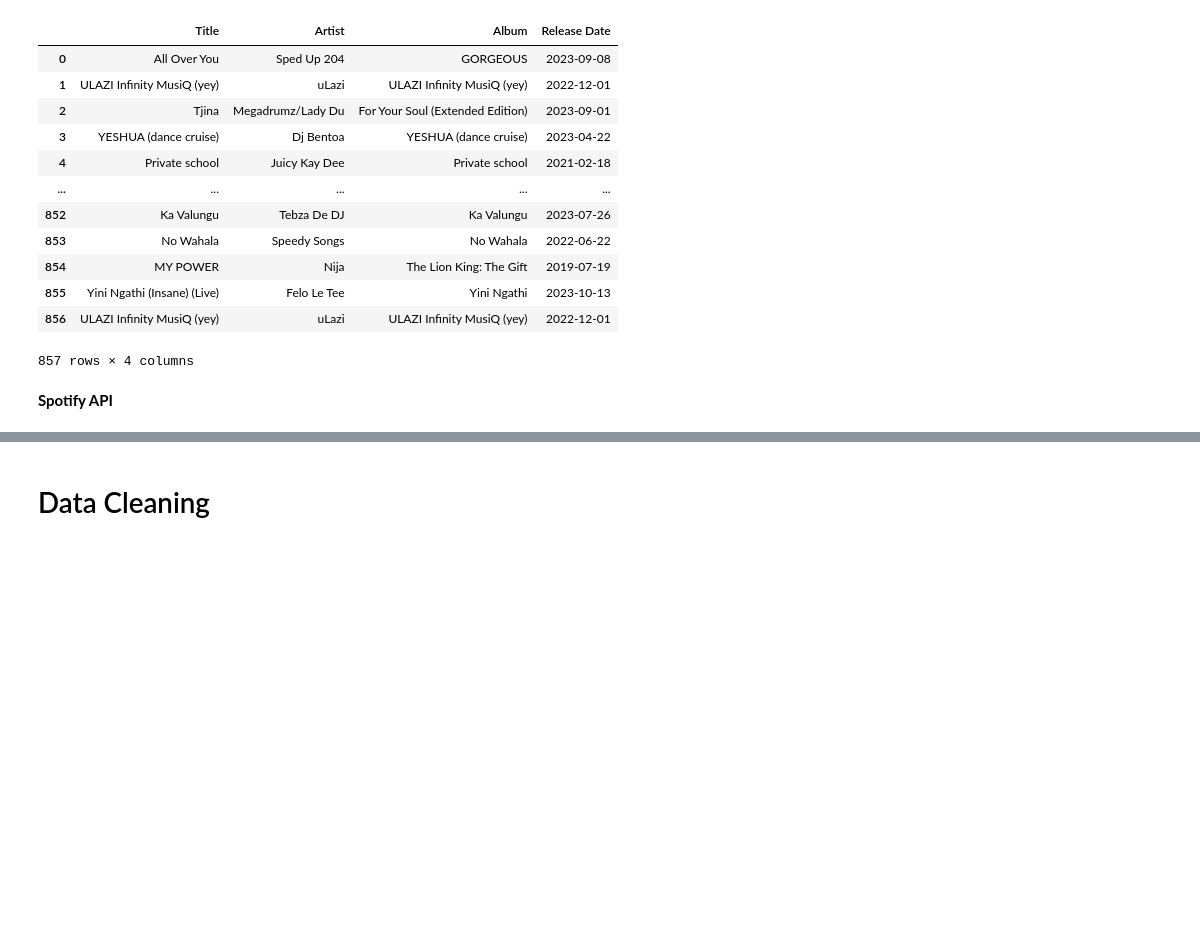
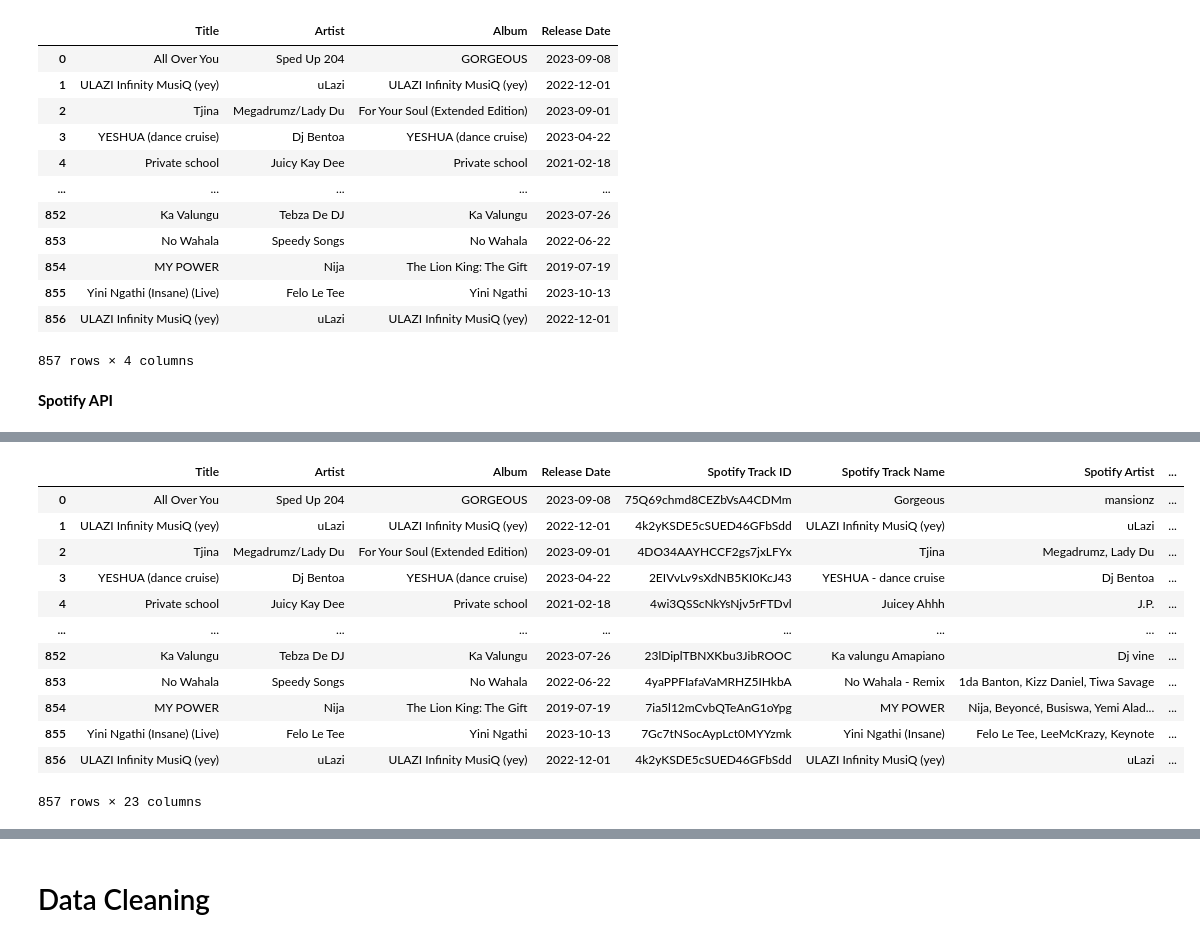
Before and after one commit to tedjkamau/dancevibedaily, a Jupyter notebook: Dancevibe.ipynb, the cells around one changed output, grey strips where cells are left out. Cells and saved outputs as stored; diff of their text form; code cells hidden in the pictures; blank space fills up the shorter version.

```diff
--- a/Dancevibe.ipynb
+++ b/Dancevibe.ipynb
@@ -149,3 +129,6 @@ uri_song
 # %%
 df.to_csv('C:/Users/tedjo/Downloads/dancevibedaily/media/audio/audio_metadata.csv', index=False) # Save the DataFrame to a CSV file
 df_1.to_csv('C:/Users/tedjo/Downloads/dancevibedaily/media/audio/uri_reel_data.csv', index=False)
+# %%
+df = pd.read_csv('C:/Users/tedjo/Downloads/dancevibedaily/media/audio/audio_metadata.csv')
+df_1 = pd.read_csv('C:/Users/tedjo/Downloads/dancevibedaily/media/audio/uri_reel_data.csv')
@@ -168,8 +165,8 @@ df
 # %% [markdown]
 **Spotify API**
 # %%
-client_id = ''# Spotify Client Token
-client_secret = ''  # Spotify Secret Token
+client_id = 'b54b42aba265429c81a6e97d46fcfec2'# Spotify Client Token
+client_secret = 'bb6c018ee46f40d595a04c9ab076794d'  # Spotify Secret Token
 auth_manager = SpotifyClientCredentials(client_id = client_id, client_secret=client_secret)# Initialize the Spotify Client Credentials
 sp = spotipy.Spotify(auth_manager=auth_manager)# Initialize the Spotify API client
 
@@ -195,6 +192,7 @@ def get_details(track_name,artist_name,album_name):
             'Spotify Track ID': track['id'],
             'Spotify Track Name': track['name'],
             'Spotify Artist': ', '.join([artist['name'] for artist in track['artists']]),
+            'Spotify Artist Image URL': artist['images'][0]['url'] if artist['images'] else None,
             'Spotify Album': track['album']['name'],
             'Spotify URL': track['external_urls']['spotify'],
             'Spotify Image URL': track['album']['images'][0]['url'] if track['album']['images'] else None,
@@ -212,6 +210,7 @@ for index, row in df.iterrows():
         df.at[index, 'Spotify Track ID'] = details['Spotify Track ID']
         df.at[index, 'Spotify Track Name'] = details['Spotify Track Name']
         df.at[index, 'Spotify Artist'] = details['Spotify Artist']
+        df.at[index, 'Spotify Artist Image URL'] = details['Spotify Artist Image URL']
         df.at[index, 'Spotify Album'] = details['Spotify Album']
         df.at[index, 'Spotify Track URL'] = details['Spotify URL']
         df.at[index, 'Spotify Image URL'] = details['Spotify Image URL']
@@ -237,0 +242,29 @@ Processing 195 of 195
+# %%
+import numpy as np
+
+for index, row in df.iterrows():
+    print(f"Processing {index+1} of {len(df)}")
+
+    # Check if 'Danceability' is NaN
+    if not pd.isna(row['Danceability']):
+        continue  # Skip to the next row if 'Danceability' is already filled
+
+    # If 'Danceability' is NaN and 'Spotify Track ID' exists, fetch the audio features
+    if row['Spotify Track ID']:
+        try:
+            features = sp.audio_features(row['Spotify Track ID'])
+            if features and features[0]:  # Check if the features list is not empty
+                df.at[index, 'Danceability'] = features[0]['danceability']
+                df.at[index, 'Energy'] = features[0]['energy']
+                df.at[index, 'Loudness'] = features[0]['loudness']
+                df.at[index, 'Mode'] = features[0]['mode']
+                df.at[index, 'Speechiness'] = features[0]['speechiness']
+                df.at[index, 'Acousticness'] = features[0]['acousticness']
+                df.at[index, 'Instrumentalness'] = features[0]['instrumentalness']
+                df.at[index, 'Liveness'] = features[0]['liveness']
+                df.at[index, 'Valence'] = features[0]['valence']
+                df.at[index, 'Tempo'] = features[0]['tempo']
+            else:
+                print(f"Failed to retrieve features for Spotify Track ID: {row['Spotify Track ID']}")
+        except Exception as e:
+            print(f"Error processing Spotify Track ID {row['Spotify Track ID']}: {e}")
@@ -237,0 +289,16 @@ Processing 195 of 195
+# %%
+df
+# %% [output]
+|  | Title | Artist | Album | Release Date | Spotify Track ID | Spotify Track Name | Spotify Artist | ... |
+| 0 | All Over You | Sped Up 204 | GORGEOUS | 2023-09-08 | 75Q69chmd8CEZbVsA4CDMm | Gorgeous | mansionz | ... |
+| 1 | ULAZI Infinity MusiQ (yey) | uLazi | ULAZI Infinity MusiQ (yey) | 2022-12-01 | 4k2yKSDE5cSUED46GFbSdd | ULAZI Infinity MusiQ (yey) | uLazi | ... |
+| 2 | Tjina | Megadrumz/Lady Du | For Your Soul (Extended Edition) | 2023-09-01 | 4DO34AAYHCCF2gs7jxLFYx | Tjina | Megadrumz, Lady Du | ... |
+| 3 | YESHUA (dance cruise) | Dj Bentoa | YESHUA (dance cruise) | 2023-04-22 | 2EIVvLv9sXdNB5KI0KcJ43 | YESHUA - dance cruise | Dj Bentoa | ... |
+| 4 | Private school | Juicy Kay Dee | Private school | 2021-02-18 | 4wi3QSScNkYsNjv5rFTDvl | Juicey Ahhh | J.P. | ... |
+| ... | ... | ... | ... | ... | ... | ... | ... | ... |
+| 852 | Ka Valungu | Tebza De DJ | Ka Valungu | 2023-07-26 | 23lDiplTBNXKbu3JibROOC | Ka valungu Amapiano | Dj vine | ... |
+| 853 | No Wahala | Speedy Songs | No Wahala | 2022-06-22 | 4yaPPFIafaVaMRHZ5IHkbA | No Wahala - Remix | 1da Banton, Kizz Daniel, Tiwa Savage | ... |
+| 854 | MY POWER | Nija | The Lion King: The Gift | 2019-07-19 | 7ia5l12mCvbQTeAnG1oYpg | MY POWER | Nija, Beyoncé, Busiswa, Yemi Alad... | ... |
+| 855 | Yini Ngathi (Insane) (Live) | Felo Le Tee | Yini Ngathi | 2023-10-13 | 7Gc7tNSocAypLct0MYYzmk | Yini Ngathi (Insane) | Felo Le Tee, LeeMcKrazy, Keynote | ... |
+| 856 | ULAZI Infinity MusiQ (yey) | uLazi | ULAZI Infinity MusiQ (yey) | 2022-12-01 | 4k2yKSDE5cSUED46GFbSdd | ULAZI Infinity MusiQ (yey) | uLazi | ... |
+857 rows × 23 columns
```
Also changed, not shown: parts of 9 cells of this notebook, 1 other file.
